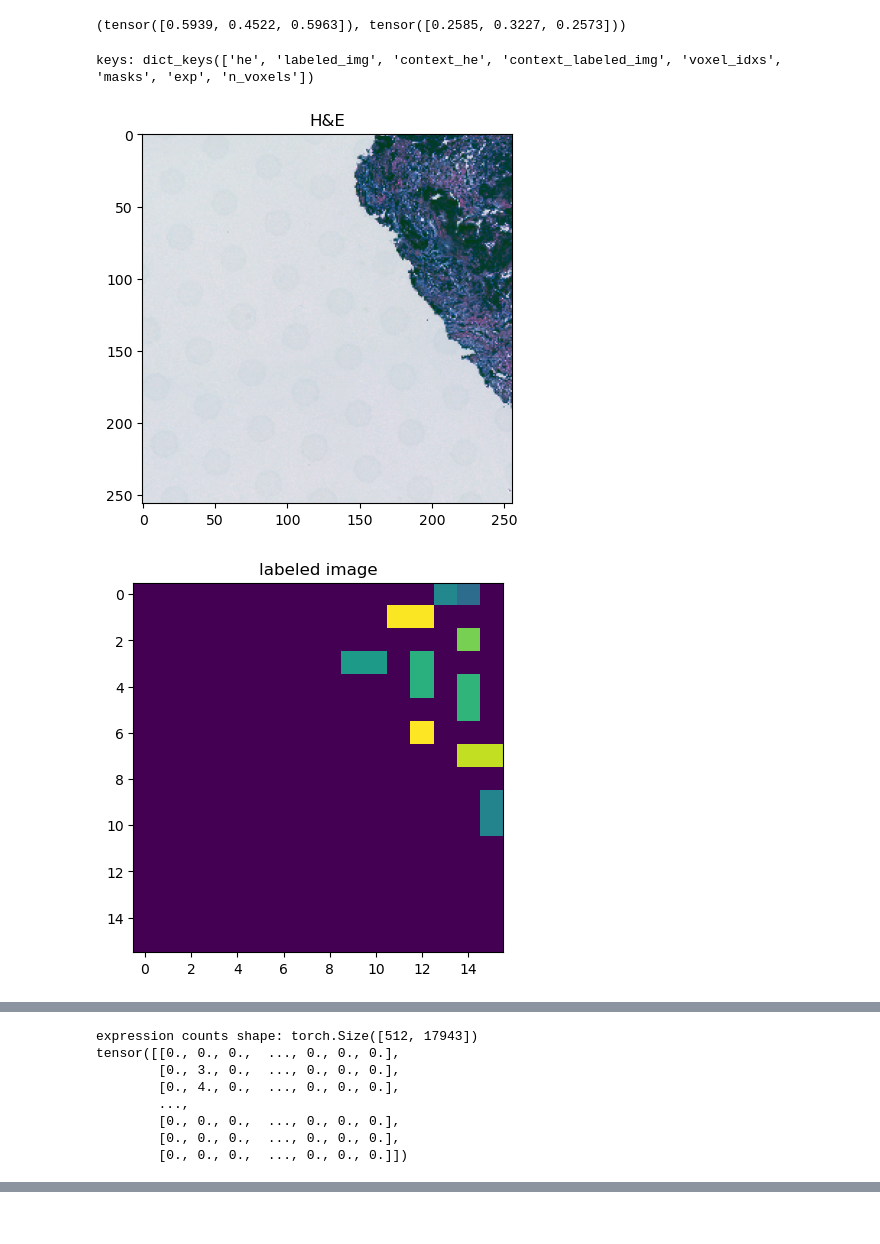
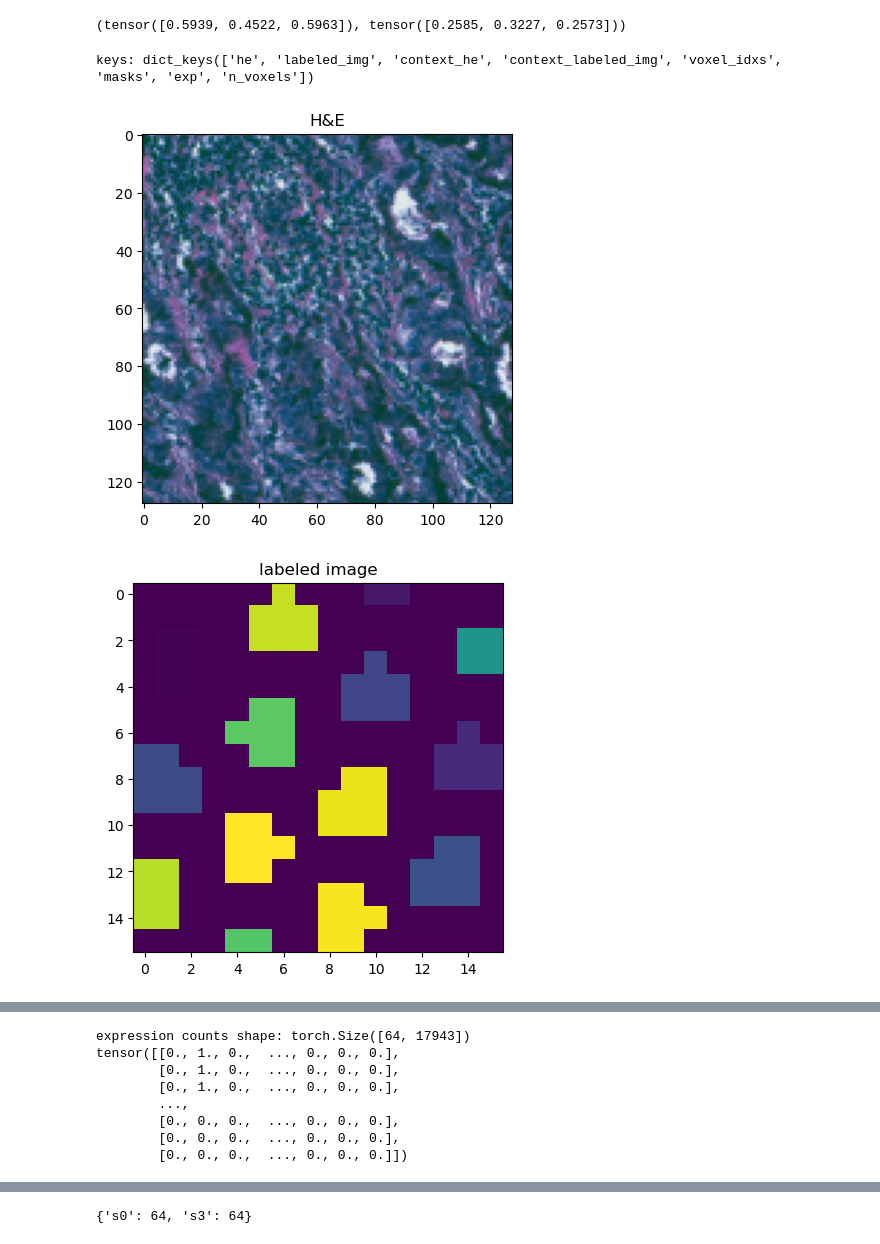
Before and after one commit to estorrs/spatial-genomics-autoencoders, a Jupyter notebook: notebooks/dataloaders_st.ipynb, the cells around one changed output, grey strips where cells are left out. Drawn from its saved outputs; the diff is of its cells as text; code cells hidden in the pictures.

```diff
--- a/notebooks/dataloaders_st.ipynb
+++ b/notebooks/dataloaders_st.ipynb
@@ -47,7 +48,7 @@ means, stds
 (tensor([0.5939, 0.4522, 0.5963]), tensor([0.2585, 0.3227, 0.2573]))
 # %%
 context_res = 2
-size = (256, 256)
+size = (128, 128)
 exp_size = (16, 16)
 he_scale = .2
 
@@ -60,8 +61,8 @@ sid_to_train_ds = {sid:STDataset(
                     for sid, a in train_adatas.items()}
 # %%
 ds = next(iter(sid_to_train_ds.values()))
-ds.sanity_check()
+ds.sanity_check(gene='EPCAM')
 # %% [output]
 keys: dict_keys(['he', 'labeled_img', 'context_he', 'context_labeled_img', 'voxel_idxs', 'masks', 'exp', 'n_voxels'])
-[figure, old version]
+[figure, new version]
-[figure, old version]
+[figure, new version]
@@ -89,7 +88,7 @@ masks shape: torch.Size([512, 16, 16])
-expression counts shape: torch.Size([512, 17943])
-tensor([[0., 0., 0.,  ..., 0., 0., 0.],
-        [0., 3., 0.,  ..., 0., 0., 0.],
-        [0., 4., 0.,  ..., 0., 0., 0.],
+expression counts shape: torch.Size([64, 17943])
+tensor([[0., 1., 0.,  ..., 0., 0., 0.],
+        [0., 1., 0.,  ..., 0., 0., 0.],
+        [0., 1., 0.,  ..., 0., 0., 0.],
         ...,
         [0., 0., 0.,  ..., 0., 0., 0.],
         [0., 0., 0.,  ..., 0., 0., 0.],
@@ -106,4 +105,8 @@ sid_to_val_ds = {sid:STDataset(
 # %%
 train_ds = MultisampleSTDataset(sid_to_train_ds)
 val_ds = MultisampleSTDataset(sid_to_val_ds)
+# %%
+train_ds.ds_to_max_voxels
+# %% [output]
+{'s0': 64, 's3': 64}
 # %%
```
Also changed, not shown: parts of 4 cells of this notebook, 5 other files.
